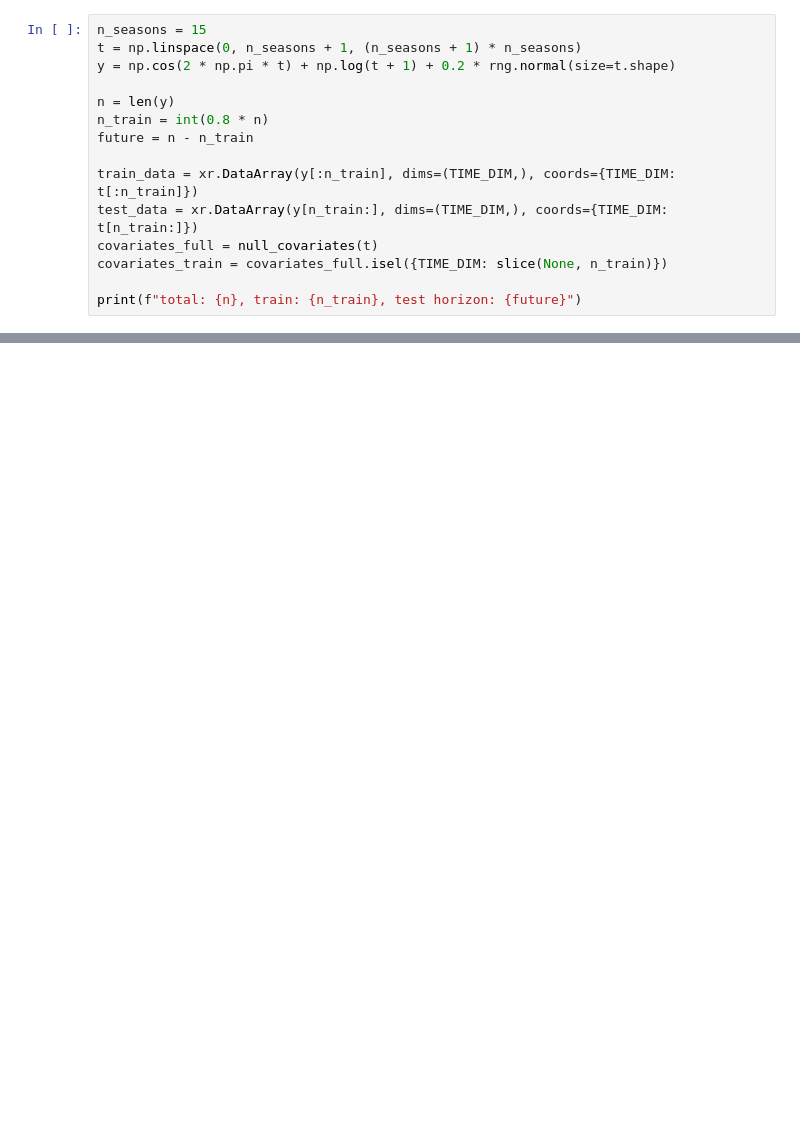
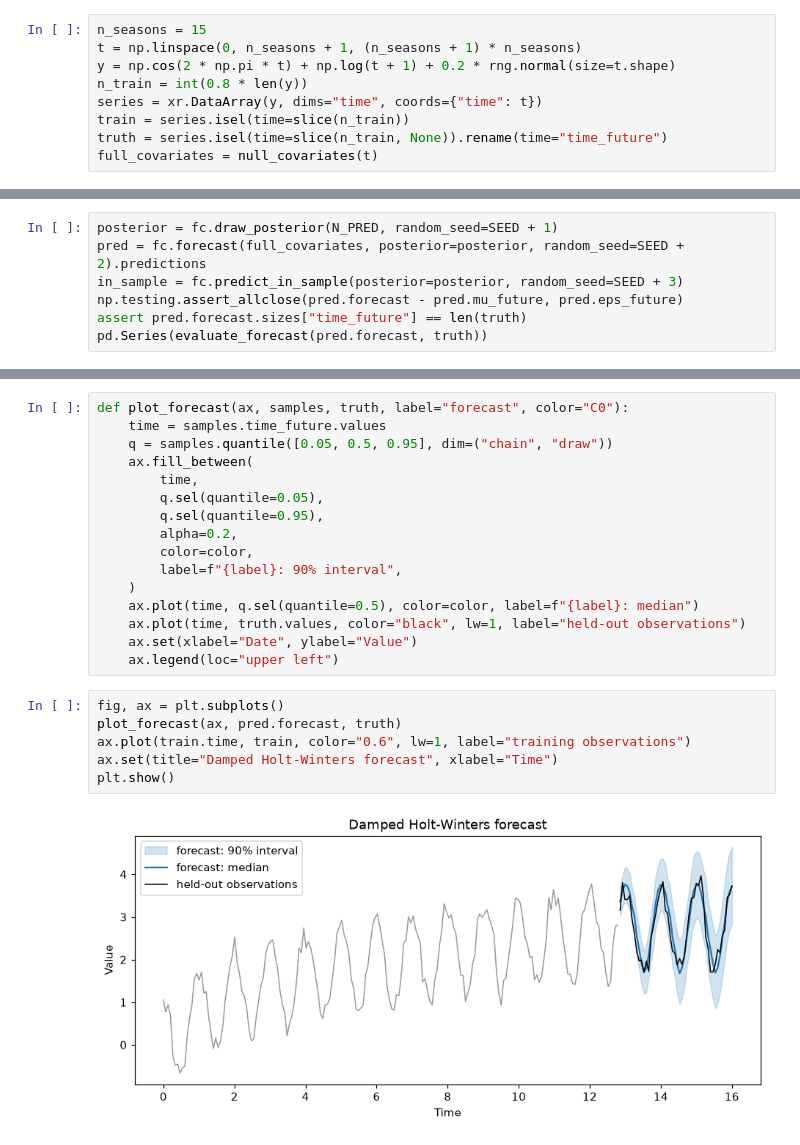
Before and after one commit to pymc-labs/pymc-forecast, a Jupyter notebook: docs/examples/exponential_smoothing_state_space.ipynb, the cells around one changed output, grey strips where cells are left out. Saved outputs shown, nothing was run; the diff lists cells and outputs as text; blank space fills up the shorter version.

```diff
--- a/docs/examples/exponential_smoothing_state_space.ipynb
+++ b/docs/examples/exponential_smoothing_state_space.ipynb
@@ -60,14 +41,8 @@ trend, and Gaussian noise. The seasonal state length is `m = 15`.
 n_seasons = 15
 t = np.linspace(0, n_seasons + 1, (n_seasons + 1) * n_seasons)
 y = np.cos(2 * np.pi * t) + np.log(t + 1) + 0.2 * rng.normal(size=t.shape)
-
-n = len(y)
-n_train = int(0.8 * n)
-future = n - n_train
-
-train_data = xr.DataArray(y[:n_train], dims=(TIME_DIM,), coords={TIME_DIM: t[:n_train]})
-test_data = xr.DataArray(y[n_train:], dims=(TIME_DIM,), coords={TIME_DIM: t[n_train:]})
-covariates_full = null_covariates(t)
-covariates_train = covariates_full.isel({TIME_DIM: slice(None, n_train)})
-
-print(f"total: {n}, train: {n_train}, test horizon: {future}")
+n_train = int(0.8 * len(y))
+series = xr.DataArray(y, dims="time", coords={"time": t})
+train = series.isel(time=slice(n_train))
+truth = series.isel(time=slice(n_train, None)).rename(time="time_future")
+full_covariates = null_covariates(t)
@@ -341,0 +162,7 @@ dtype: float64
+# %%
+posterior = fc.draw_posterior(N_PRED, random_seed=SEED + 1)
+pred = fc.forecast(full_covariates, posterior=posterior, random_seed=SEED + 2).predictions
+in_sample = fc.predict_in_sample(posterior=posterior, random_seed=SEED + 3)
+np.testing.assert_allclose(pred.forecast - pred.mu_future, pred.eps_future)
+assert pred.forecast.sizes["time_future"] == len(truth)
+pd.Series(evaluate_forecast(pred.forecast, truth))
@@ -341,0 +177,24 @@ dtype: float64
+# %%
+def plot_forecast(ax, samples, truth, label="forecast", color="C0"):
+    time = samples.time_future.values
+    q = samples.quantile([0.05, 0.5, 0.95], dim=("chain", "draw"))
+    ax.fill_between(
+        time,
+        q.sel(quantile=0.05),
+        q.sel(quantile=0.95),
+        alpha=0.2,
+        color=color,
+        label=f"{label}: 90% interval",
+    )
+    ax.plot(time, q.sel(quantile=0.5), color=color, label=f"{label}: median")
+    ax.plot(time, truth.values, color="black", lw=1, label="held-out observations")
+    ax.set(xlabel="Date", ylabel="Value")
+    ax.legend(loc="upper left")
+# %%
+fig, ax = plt.subplots()
+plot_forecast(ax, pred.forecast, truth)
+ax.plot(train.time, train, color="0.6", lw=1, label="training observations")
+ax.set(title="Damped Holt-Winters forecast", xlabel="Time")
+plt.show()
+# %% [output]
+[figure, added]
```
Also changed, not shown: parts of 32 cells of this notebook, 13 other files.
